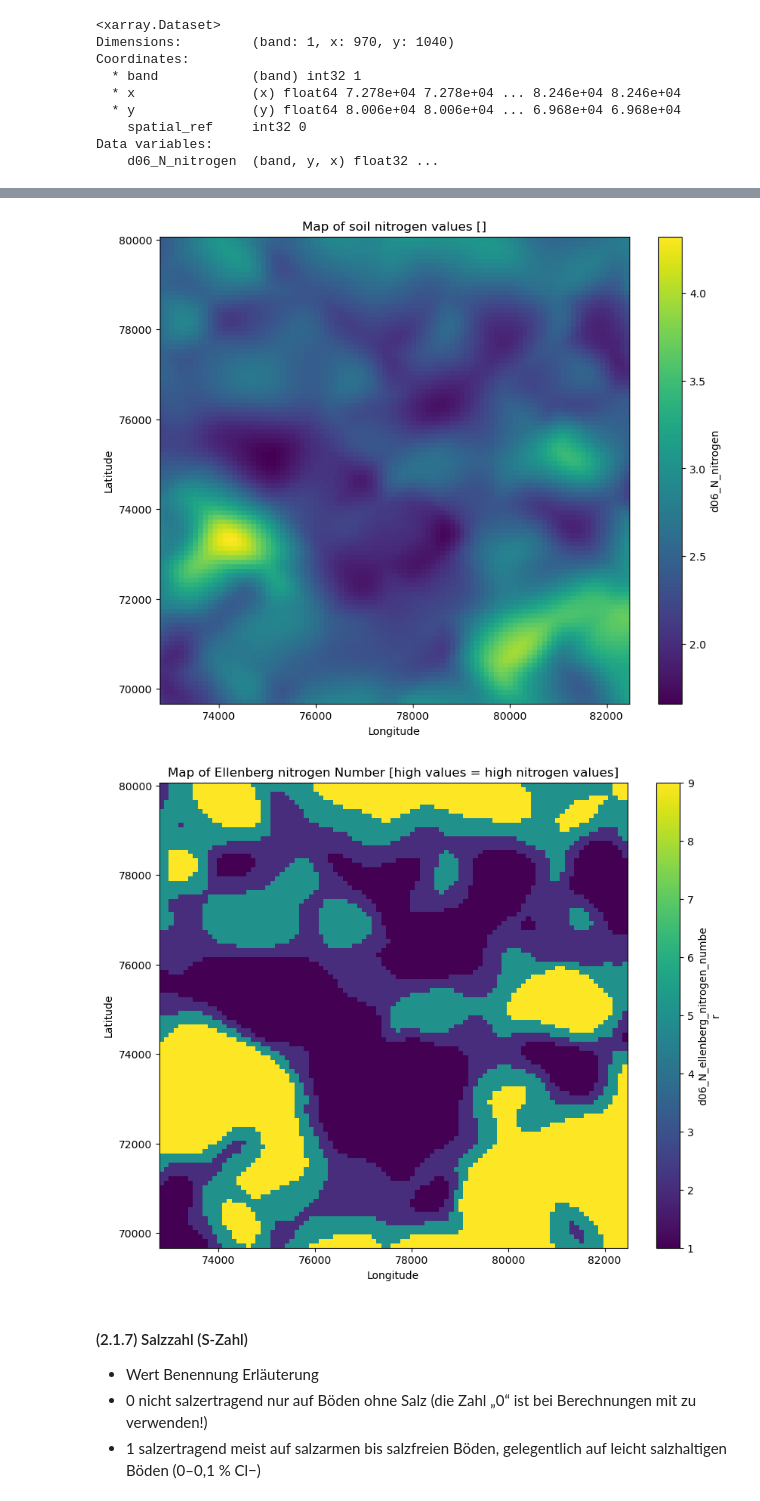
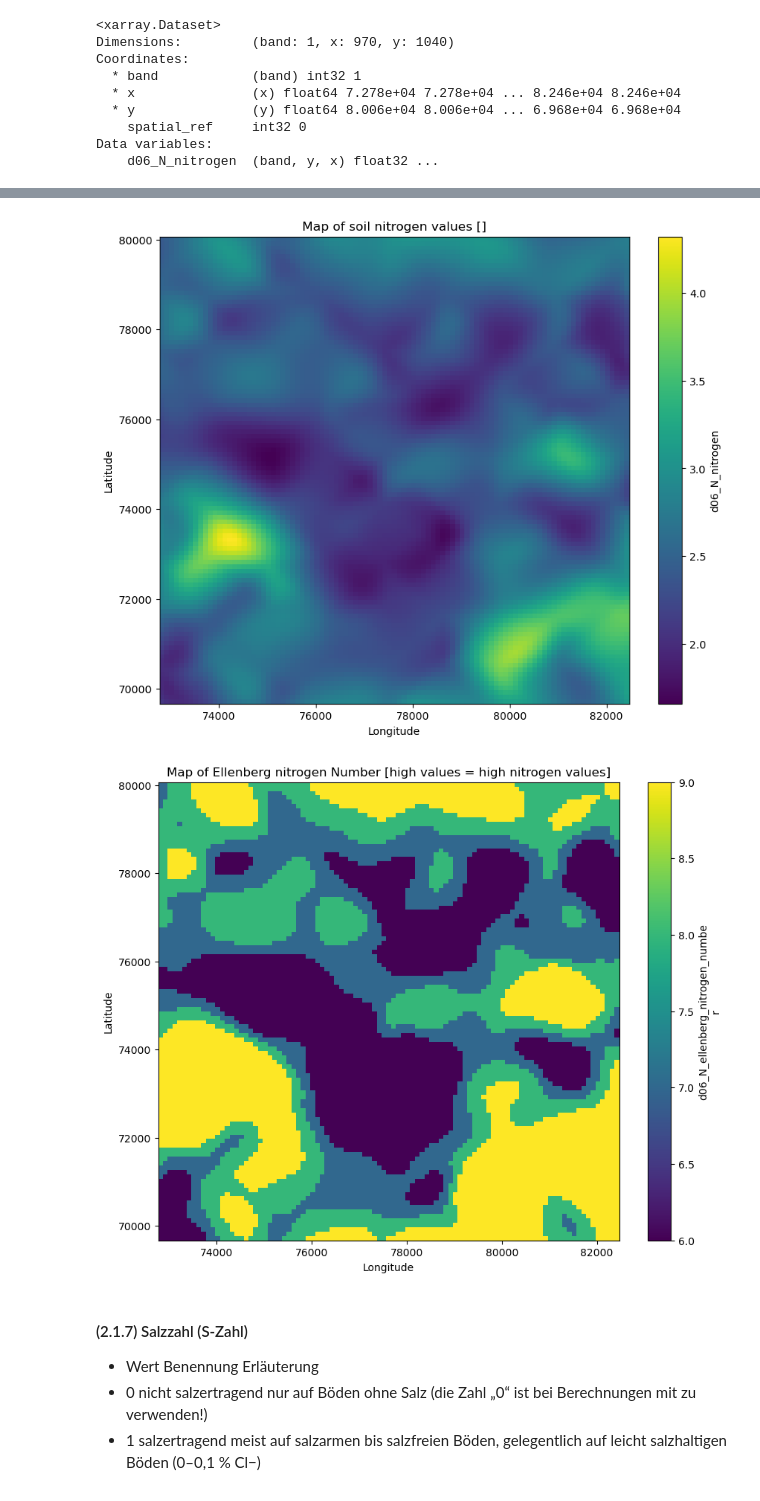
Before and after one commit to FAIRiCUBE/uc1-urban-climate, a Jupyter notebook: notebooks/dev/f07_neopythen/neopythen_ellenberg_map.ipynb, the cells around one changed output, grey strips where cells are left out. Saved outputs shown, nothing was run; the diff lists cells and outputs as text; code cells hidden in the pictures.

```diff
--- a/notebooks/dev/f07_neopythen/neopythen_ellenberg_map.ipynb
+++ b/notebooks/dev/f07_neopythen/neopythen_ellenberg_map.ipynb
@@ -1007,10 +1123,10 @@ print(f"75th percentile (Q3): {quantile_75}")
 # Manualy classification of shadow values into ellenberg light-classes:
 
 new_data =          xr.where(ds['d06_N_nitrogen'] > quantile_75, 9,  #
-                    xr.where(ds['d06_N_nitrogen'] > quantile_50, 5,  #
-                    xr.where(ds['d06_N_nitrogen'] > quantile_25, 2,  #
+                    xr.where(ds['d06_N_nitrogen'] > quantile_50, 8,  #
+                    xr.where(ds['d06_N_nitrogen'] > quantile_25, 7,  #
 
-                             1)))
+                             6)))
 
 # Adding the result back to the dataset (optional)
 cube_06_N['d06_N_ellenberg_nitrogen_number'] = new_data
@@ -1071,5 +1187,5 @@ Standard deviation: 0.4293059706687927
 [figure]
-[figure, old version]
+[figure, new version]
 # %% [markdown]
 #### (2.1.7) Salzzahl (S-Zahl)
 
```
Also changed, not shown: parts of 25 cells of this notebook.
